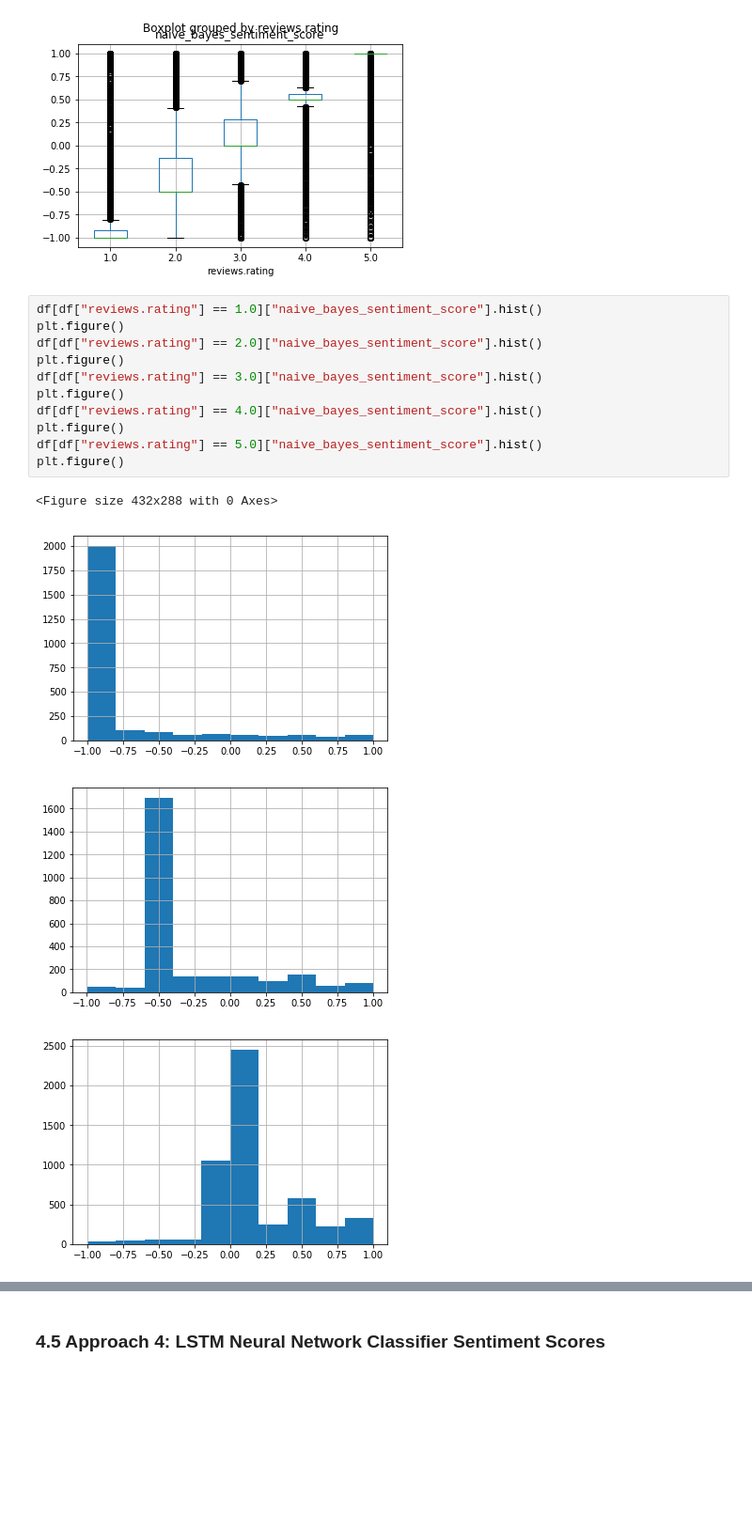
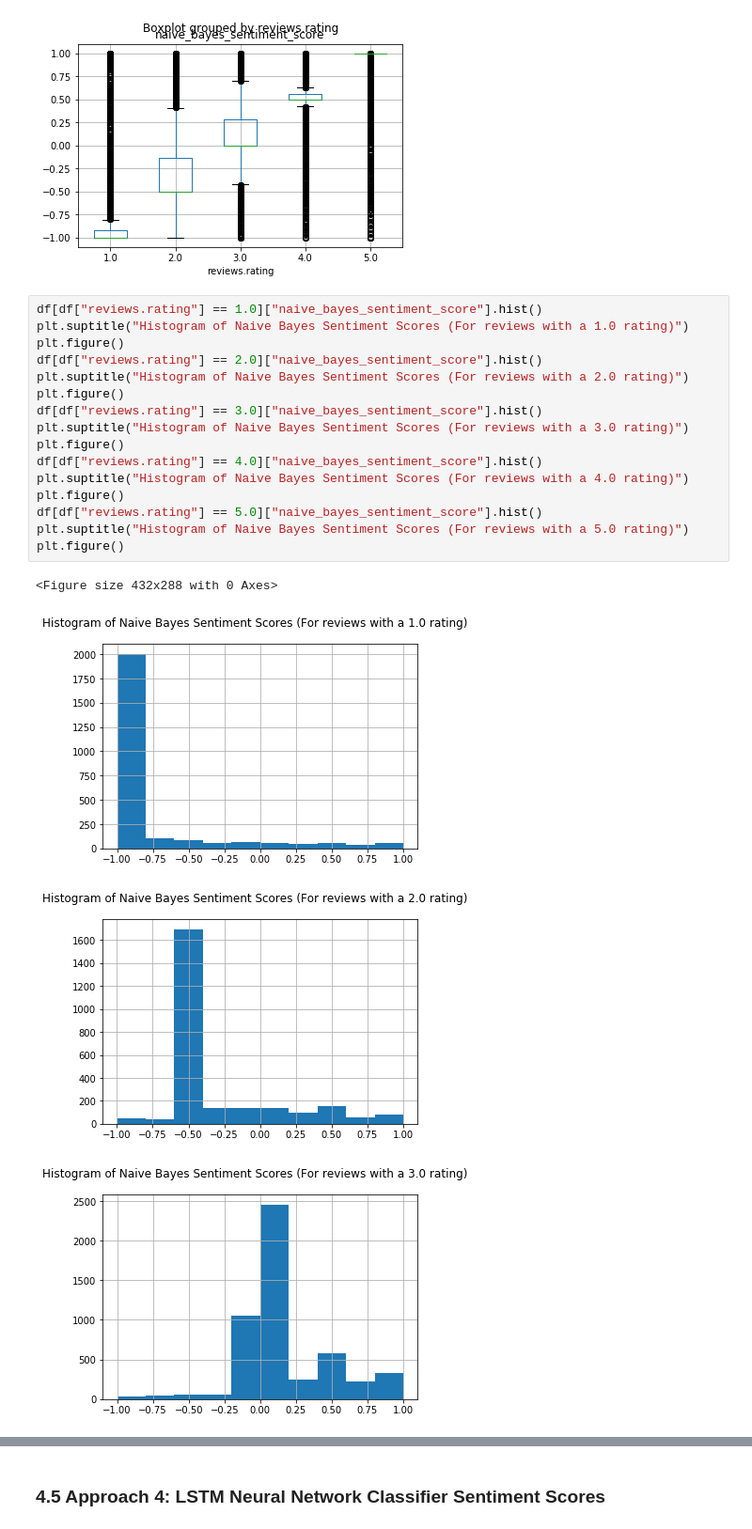
Before and after one commit to SJTButler/hotel-review-analysis, a Jupyter notebook: Hotel Review Analysis.ipynb, the cells around one changed output, grey strips where cells are left out. Shown at 94% size. Saved outputs shown, nothing was run; the diff lists cells and outputs as text; blank space fills up the shorter version.

```diff
--- a/Hotel Review Analysis.ipynb
+++ b/Hotel Review Analysis.ipynb
@@ -1313,17 +1382,22 @@ df.boxplot(column="naive_bayes_sentiment_score", by="reviews.rating")
 [figure]
 # %%
 df[df["reviews.rating"] == 1.0]["naive_bayes_sentiment_score"].hist()
+plt.suptitle("Histogram of Naive Bayes Sentiment Scores (For reviews with a 1.0 rating)")
 plt.figure()
 df[df["reviews.rating"] == 2.0]["naive_bayes_sentiment_score"].hist()
+plt.suptitle("Histogram of Naive Bayes Sentiment Scores (For reviews with a 2.0 rating)")
 plt.figure()
 df[df["reviews.rating"] == 3.0]["naive_bayes_sentiment_score"].hist()
+plt.suptitle("Histogram of Naive Bayes Sentiment Scores (For reviews with a 3.0 rating)")
 plt.figure()
 df[df["reviews.rating"] == 4.0]["naive_bayes_sentiment_score"].hist()
+plt.suptitle("Histogram of Naive Bayes Sentiment Scores (For reviews with a 4.0 rating)")
 plt.figure()
 df[df["reviews.rating"] == 5.0]["naive_bayes_sentiment_score"].hist()
+plt.suptitle("Histogram of Naive Bayes Sentiment Scores (For reviews with a 5.0 rating)")
 plt.figure()
 # %% [output]
 <Figure size 432x288 with 0 Axes>
-[figure, old version]
+[figure, new version]
-[figure, old version]
+[figure, new version]
-[figure, old version]
+[figure, new version]
```
Also changed, not shown: parts of 15 cells of this notebook.
